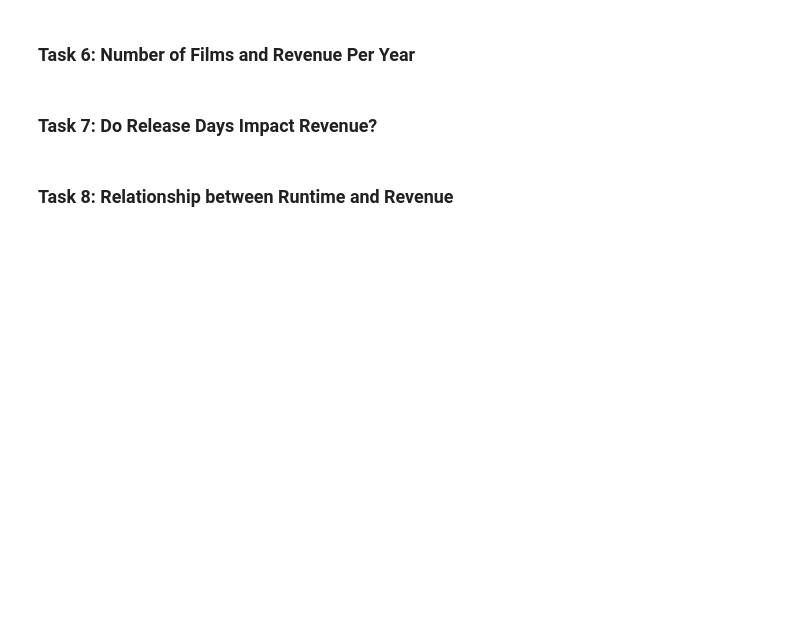
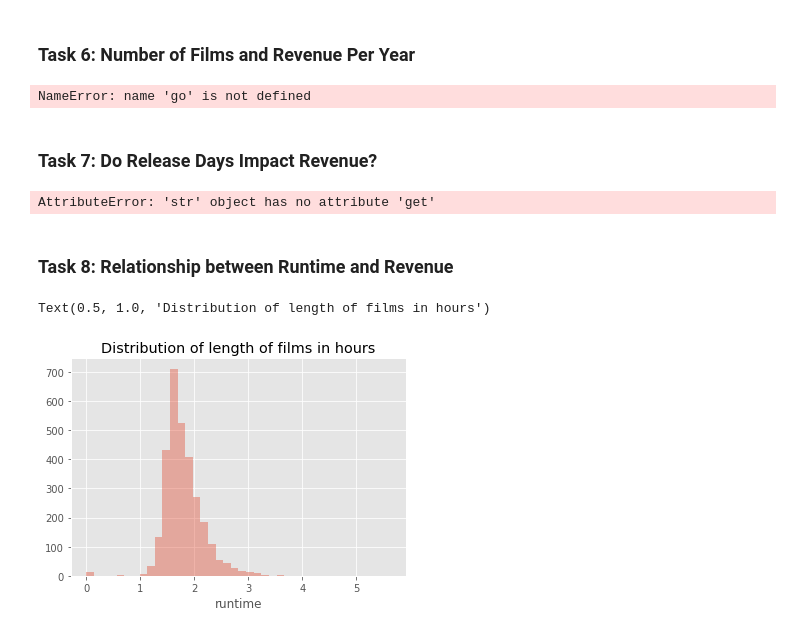
Before and after one commit to Surajv311/Analyze-box-office-data, a Jupyter notebook: Learner_Notebook.ipynb, the cells around one changed output. Drawn from its saved outputs; the diff is of its cells as text; code cells hidden in the pictures; blank space fills up the shorter version.

Commit message:
commit-2 = updated ipynb , correct ipynb - getting errors

```diff
--- a/Learner_Notebook.ipynb
+++ b/Learner_Notebook.ipynb
@@ -152,2 +212,9 @@ Note: If you are starting the notebook from this task, you can run cells from al
 # %% [markdown]
 ### Task 3: Preprocessing Features
+# %%
+def fix_date(x):
+    year = x.split('/')[2]
+    if int(year)<= 19:
+        return x[:-2] + '20' + year
+    else:
+        return x[:-2] + '19' + year
@@ -154,4 +228,20 @@ Note: If you are starting the notebook from this task, you can run cells from al
+# %%
+train['release_date'] = train['release_date'].apply(lambda x: fix_date(x))
+test['release_date'] = test['release_date'].apply(lambda x: fix_date(x))
 # %% [markdown]
 ### Task 4: Creating Features Based on Release Date
+# %%
+train['release_date'] = pd.to_datetime(train['release_date'])
+test['release_date'] = pd.to_datetime(test['release_date'])
+# %%
+def process_date(df):
+    date_parts = ['year','weekday','month','weekofyear','day','quarter']
+    for part in date_parts:
+        part_col = 'release_date' + '_' + part
+        df[part_col] = getattr(df['release_date'].dt ,part).astype(int)
+    return df
+
+train = process_date(train)
+test = process_date(test)
 # %% [markdown]
 ### Task 5: Using Plotly to Visualize the Number of Films Per Year
@@ -158,6 +269,37 @@ Note: If you are starting the notebook from this task, you can run cells from al
 # %% [markdown]
 ### Task 6: Number of Films and Revenue Per Year
+# %%
+d1 = train['release_date_year'].value_counts().sort_index()
+d2 = train.groupby(['release_date_year'])['revenue'].sum()
+
+data = [go.Scatter(x=d1.index,y=d1.values , name ='film count'),
+       go.Scatter(x=d2.index,y=d2.values , name ='total revenue', yaxis = 'y2')] # generating another yaxis
+
+
+layout = go.Layout(dict(title = 'Number of films and total revenue per year',
+                       xaxis = dict(title = 'Year'),
+                       yaxis = dict(title  = 'Count'),
+                       # defining another y axis
+                       yaxis2 = dict(title = 'Total revenue' , overlaying = 'y' , side = 'right')) ,
+
+                  legend = dict(orientation = 'v'))
+
+py.iplot(dict(data = data , layout = layout))
+# %% [output]
+NameError: name 'go' is not defined
 # %% [markdown]
 ### Task 7: Do Release Days Impact Revenue?
+# %%
+# lets create a categorical plot
+sns.catplot(x = 'release_date_weekday', y = 'revenue' , data = 'train');
+plt.title('Revenue on different days the week')
+# %% [output]
+AttributeError: 'str' object has no attribute 'get'
 # %% [markdown]
 ### Task 8: Relationship between Runtime and Revenue
+# %%
+sns.distplot(train['runtime'].fillna(0)/60, bins = 40 , kde = False )# to get hours
+plt.title('Distribution of length of films in hours')
+# %% [output]
+Text(0.5, 1.0, 'Distribution of length of films in hours')
+[figure, added]
```
Also changed, not shown: parts of 20 cells of this notebook, 1 other file.
